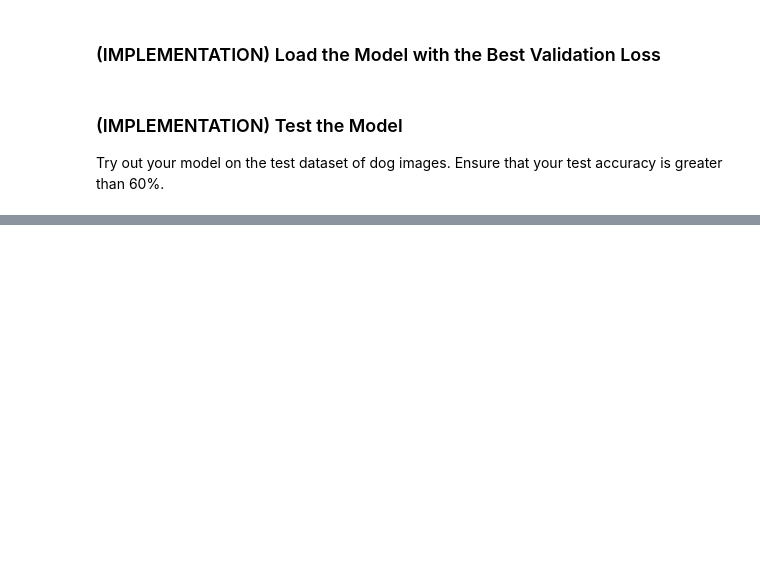
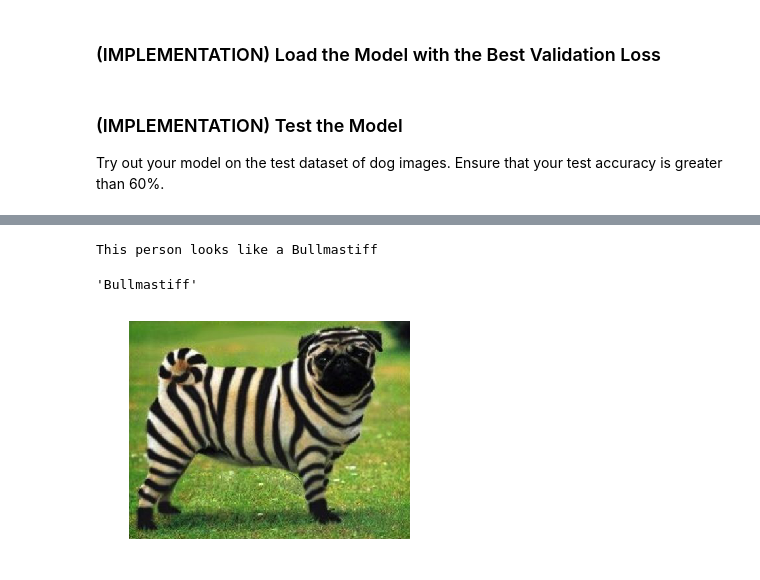
Before and after one commit to leojavier/dog-breed-udacity, a Jupyter notebook: dog_app.ipynb, the cells around one changed output, grey strips where cells are left out. Drawn from its saved outputs; the diff is of its cells as text; code cells hidden in the pictures; blank space fills up the shorter version.

```diff
--- a/dog_app.ipynb
+++ b/dog_app.ipynb
@@ -777,2 +840,8 @@ This person looks like a Chinese_shar-pei
+# %%
+predict_bredd('images/zebra+pug+1.jpg')
+# %% [output]
+This person looks like a Bullmastiff
+'Bullmastiff'
+[figure, added]
 # %%
 ### TODO: Write your algorithm.
```
Also changed, not shown: parts of 47 cells of this notebook, 3 other files.
